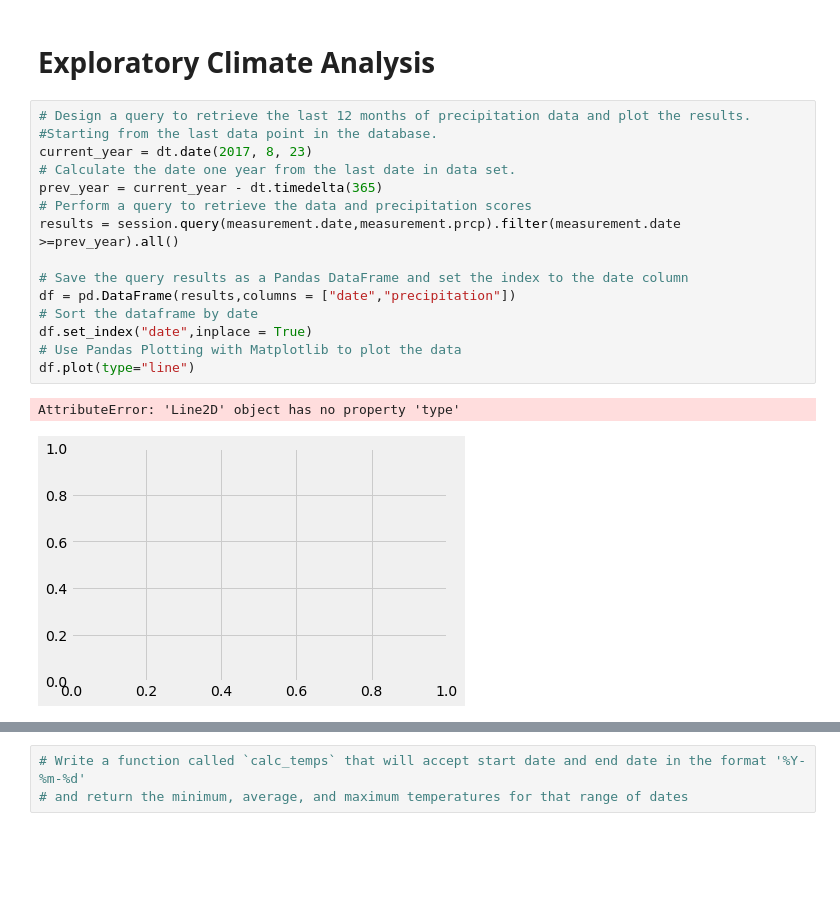
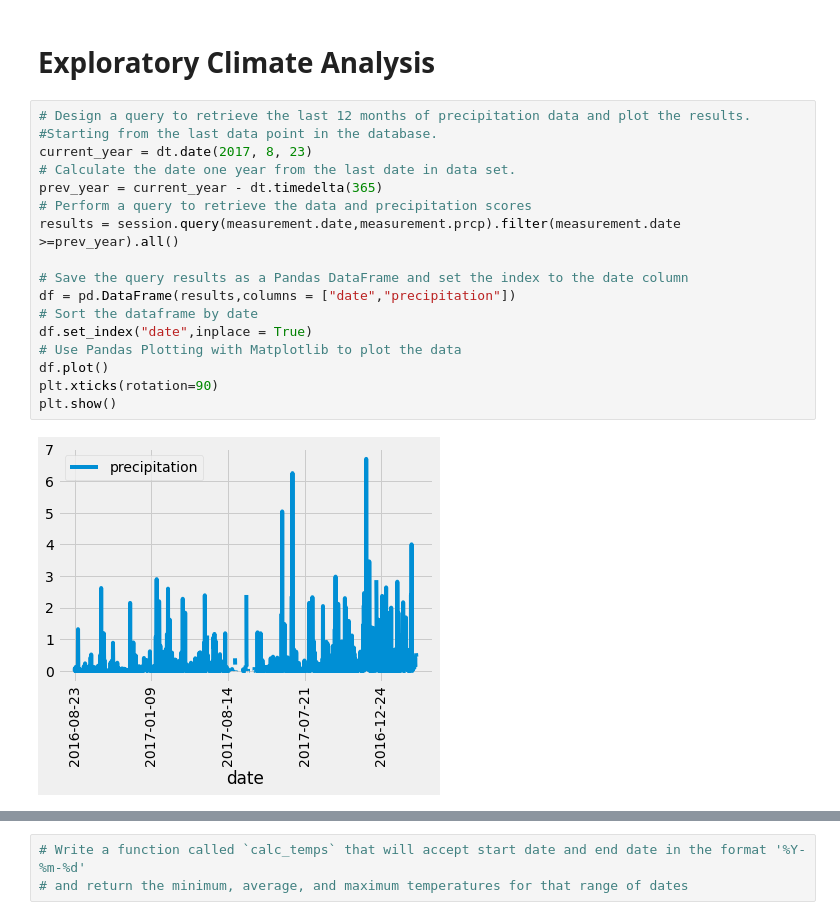
Before and after one commit to JonLev03-hub/surfs_up, a Jupyter notebook: climate_analysis.ipynb, the cells around one changed output, grey strips where cells are left out. Drawn from its saved outputs; the diff is of its cells as text; blank space fills up the shorter version.

```diff
--- a/climate_analysis.ipynb
+++ b/climate_analysis.ipynb
@@ -38,20 +38,21 @@ session = Session(engine)
 # %%
 # Design a query to retrieve the last 12 months of precipitation data and plot the results.
 #Starting from the last data point in the database.
 current_year = dt.date(2017, 8, 23)
 # Calculate the date one year from the last date in data set.
 prev_year = current_year - dt.timedelta(365)
 # Perform a query to retrieve the data and precipitation scores
 results = session.query(measurement.date,measurement.prcp).filter(measurement.date >=prev_year).all()
 
 # Save the query results as a Pandas DataFrame and set the index to the date column
 df = pd.DataFrame(results,columns = ["date","precipitation"])
 # Sort the dataframe by date
 df.set_index("date",inplace = True)
 # Use Pandas Plotting with Matplotlib to plot the data
-df.plot(type="line")
+df.plot()
+plt.xticks(rotation=90)
+plt.show()
 # %% [output]
-AttributeError: 'Line2D' object has no property 'type'
-[figure, old version]
+[figure, new version]
 # %%
 # Use Pandas to calcualte the summary statistics for the precipitation data
```
Also changed, not shown: parts of 5 cells of this notebook.
